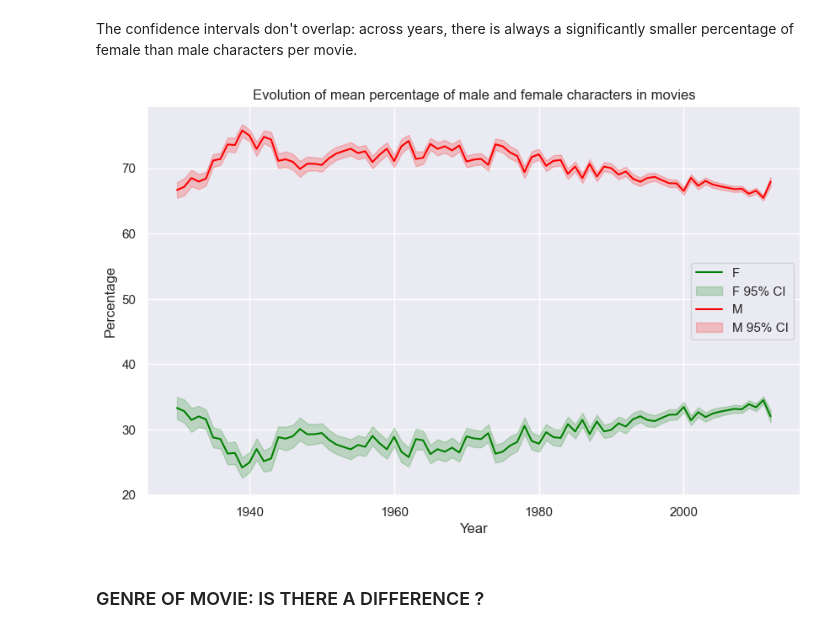
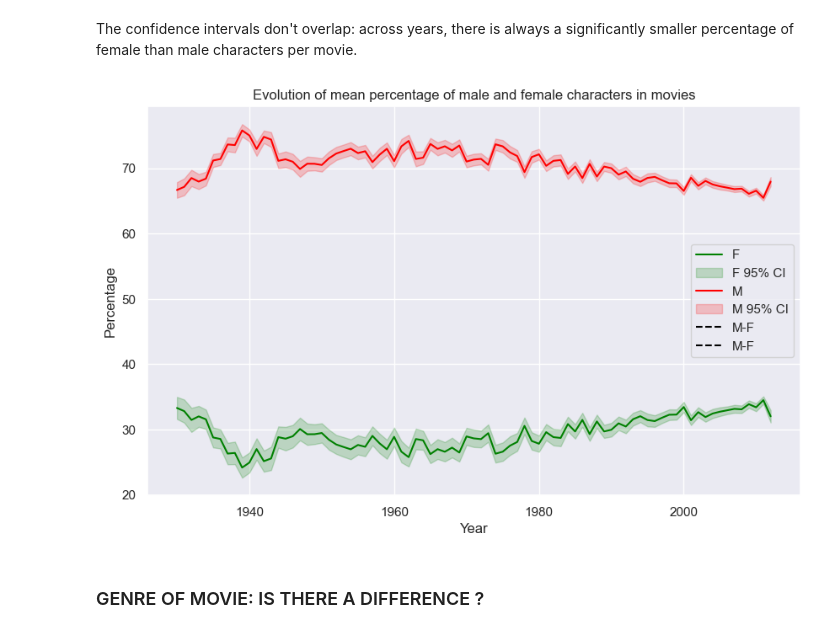
Before and after one commit to epfl-ada/ada-2023-project-teamcajare2023, a Jupyter notebook: P2.ipynb, the cells around one changed output. Drawn from its saved outputs; the diff is of its cells as text; code cells hidden in the pictures.

```diff
--- a/P2.ipynb
+++ b/P2.ipynb
@@ -1298,35 +1276,38 @@ The confidence intervals don't overlap: across years, there is always a signific
 #Calculate the mean percentage of actors and actresses in movies across year
 percentage_of_women_by_movie_geo = df_gender_proportion_by_movie_geo.groupby('ReleaseYear').agg({'PercentageofFemale':'mean'})
 percentage_of_men_by_movie_geo = df_gender_proportion_by_movie_geo.groupby('ReleaseYear').agg({'PercentageofMale':'mean'})
 
 #Calculate the 95% CIs
 women_std_perc_per_year_geo = df_gender_proportion_by_movie_geo.groupby('ReleaseYear').agg({'PercentageofFemale':'std'})
 men_std_perc_per_year_geo = df_gender_proportion_by_movie_geo.groupby('ReleaseYear').agg({'PercentageofMale':'std'})
 
 z=1.96
 upper_bound_women_geo = percentage_of_women_by_movie_geo['PercentageofFemale'] + z*women_std_perc_per_year_geo['PercentageofFemale']/np.sqrt(women_cmu_geo.groupby('ReleaseYear').agg({'Gender': 'count'})['Gender'])
 lower_bound_women_geo = percentage_of_women_by_movie_geo['PercentageofFemale'] - z*women_std_perc_per_year_geo['PercentageofFemale']/np.sqrt(women_cmu_geo.groupby('ReleaseYear').agg({'Gender': 'count'})['Gender'])
 
 upper_bound_men_geo = percentage_of_men_by_movie_geo['PercentageofMale'] + z*men_std_perc_per_year_geo['PercentageofMale']/np.sqrt(men_cmu_geo.groupby('ReleaseYear').agg({'Gender': 'count'})['Gender'])
 lower_bound_men_geo = percentage_of_men_by_movie_geo['PercentageofMale'] - z*men_std_perc_per_year_geo['PercentageofMale']/np.sqrt(men_cmu_geo.groupby('ReleaseYear').agg({'Gender': 'count'})['Gender'])
 
 #Plot
 fig, ax = plt.subplots(figsize=(10, 6))
 
 ax.plot(percentage_of_women_by_movie_geo, label='F', color='green')
 ax.fill_between(lower_bound_women_geo.index, lower_bound_women_geo, upper_bound_women_geo, alpha =0.2, color='green', label = 'F 95% CI')
 
 ax.plot(percentage_of_men_by_movie_geo, label='M', color='red')
 ax.fill_between(lower_bound_men_geo.index, lower_bound_men_geo, upper_bound_men_geo, alpha =0.2, color='red', label = 'M 95% CI')
+# EB: ca ne marche pas mais jsp pourquoi?
+ax.plot(percentage_of_men_by_movie_geo-percentage_of_women_by_movie_geo, label='M-F', color='k', linestyle='--')
 
-#ax.set_ylim(0,101)
+
+#ax.set_ylim(0,80)
 ax.set_xlabel('Year')
 ax.set_ylabel('Percentage')
 ax.set_title('Evolution of mean percentage of male and female characters in movies')
 ax.legend()
 plt.show()
 # %% [output]
-[figure, old version]
+[figure, new version]
 # %% [markdown]
 ### GENRE OF MOVIE: IS THERE A DIFFERENCE ?
 # %% [markdown]
```
Also changed, not shown: parts of 37 cells of this notebook, 1 other file.
